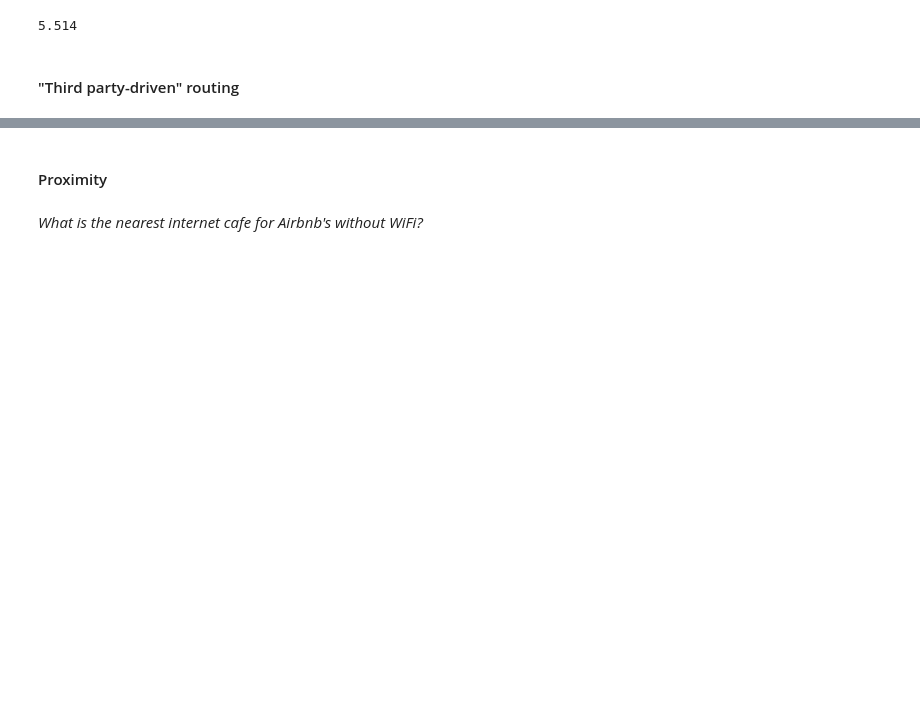
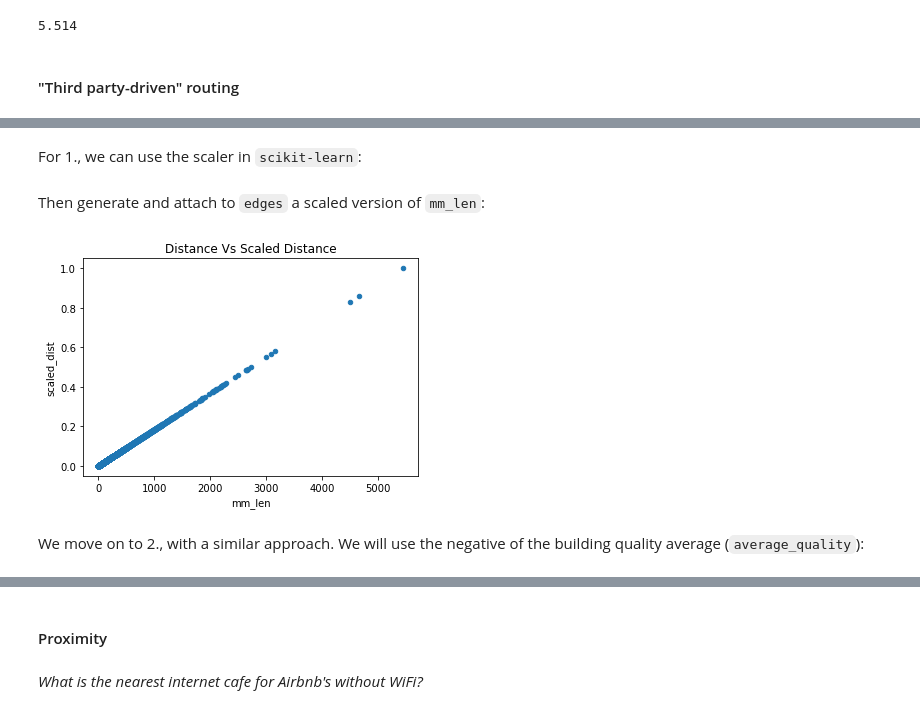
Before and after one commit to darribas/gds4ae, a Jupyter notebook: content/notebooks/08-Transport_costs.ipynb, the cells around one changed output, grey strips where cells are left out. Cells and saved outputs as stored; diff of their text form; code cells hidden in the pictures; blank space fills up the shorter version.

```diff
--- a/content/notebooks/08-Transport_costs.ipynb
+++ b/content/notebooks/08-Transport_costs.ipynb
@@ -198,0 +215,2 @@ round(route_len / 1000, 3) # Dist in Km
+# %% [markdown]
+For 1., we can use the scaler in `scikit-learn`:
@@ -198,0 +219,11 @@ round(route_len / 1000, 3) # Dist in Km
+# %% [markdown]
+Then generate and attach to `edges` a scaled version of `mm_len`:
+# %%
+edges["scaled_dist"] = minmax_scale(edges["mm_len"])
+# %%
+ax = edges.plot.scatter("mm_len", "scaled_dist")
+ax.set_title("Distance Vs Scaled Distance");
+# %% [output]
+[figure, added]
+# %% [markdown]
+We move on to 2., with a similar approach. We will use the negative of the building quality average (`average_quality`):
```
Also changed, not shown: parts of 28 cells of this notebook.
